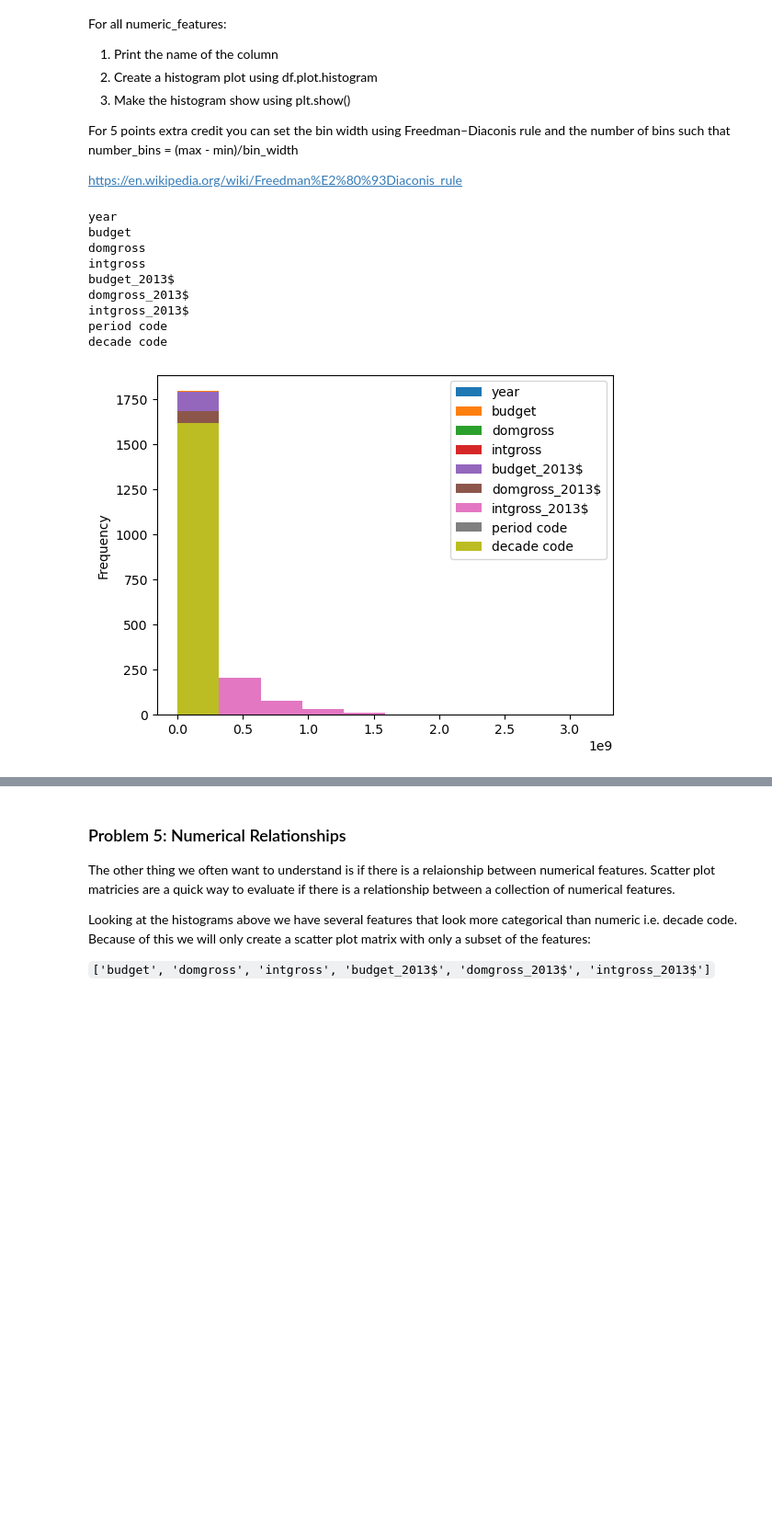
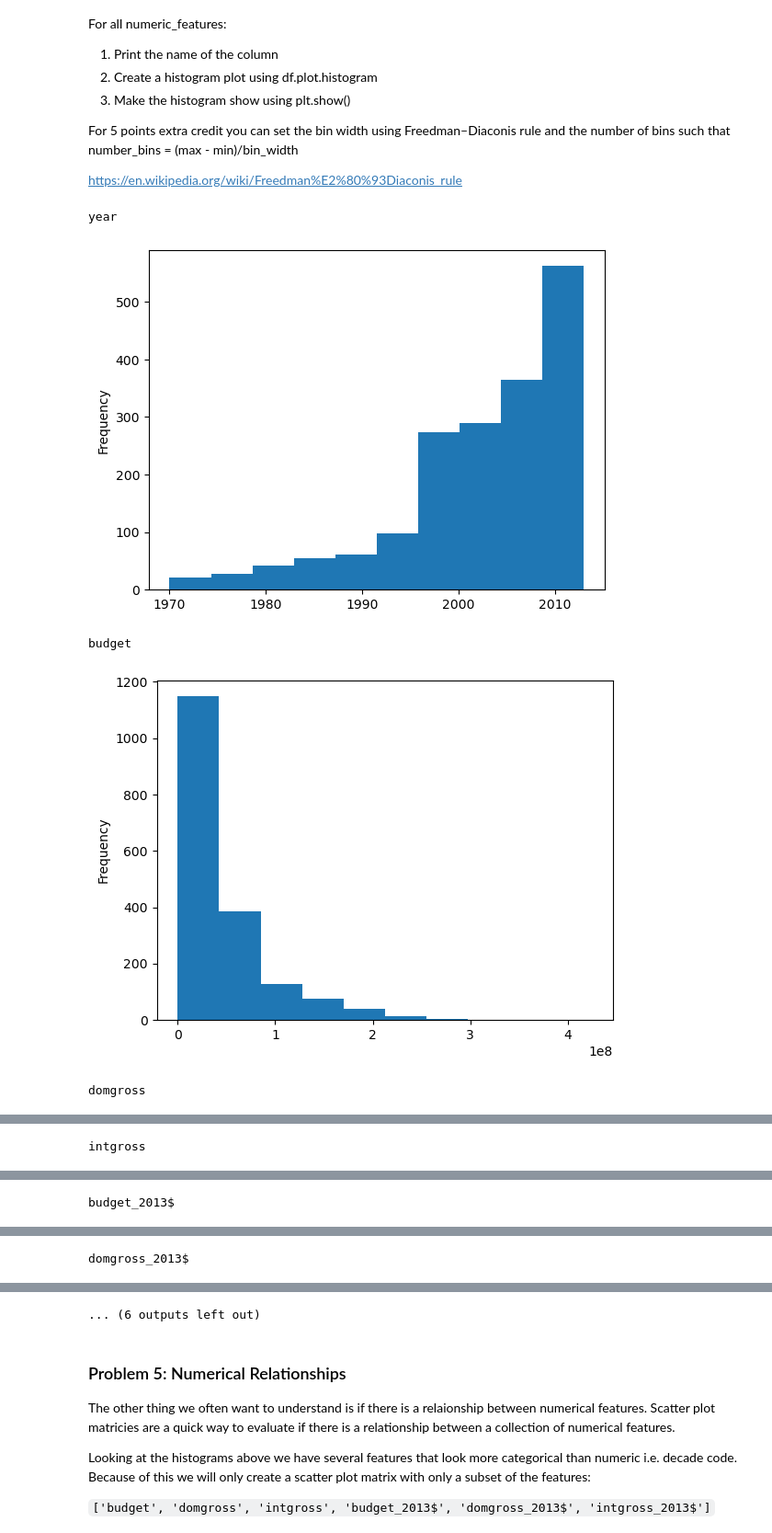
Before and after one commit to jlnsmith2001/AD450Winter2026, a Jupyter notebook: week_6_eda_matrix.ipynb, the cells around one changed output, grey strips where cells are left out. Shown at 92% size. Saved outputs shown, nothing was run; the diff lists cells and outputs as text; code cells hidden in the pictures; blank space fills up the shorter version.

```diff
--- a/week_6_eda_matrix.ipynb
+++ b/week_6_eda_matrix.ipynb
@@ -390,17 +441,11 @@ https://en.wikipedia.org/wiki/Freedman%E2%80%93Diaconis_rule
 # %%
 for col in numeric_features1:
     print(col)
-
-movie_df.plot.hist()
-plt.show()
+    movie_df[col].plot.hist()
+    plt.show()
 # %% [output]
 year
-budget
-domgross
-intgross
-budget_2013$
-domgross_2013$
-intgross_2013$
-period code
-decade code
-[figure, old version]
+[figure, new version]
+budget
+[figure, added]
+domgross
@@ -406,0 +453 @@ decade code
+intgross
@@ -406,0 +455 @@ decade code
+budget_2013$
@@ -406,0 +457 @@ decade code
+domgross_2013$
@@ -407,3 +459,4 @@ decade code
+... (6 outputs left out)
 # %% [markdown]
 ### Problem 5: Numerical Relationships
 The other thing we often want to understand is if there is a relaionship between numerical features. Scatter plot matricies are a quick way to evaluate if there is a relationship between a collection of numerical features.
```
Also changed, not shown: parts of 8 cells of this notebook.
